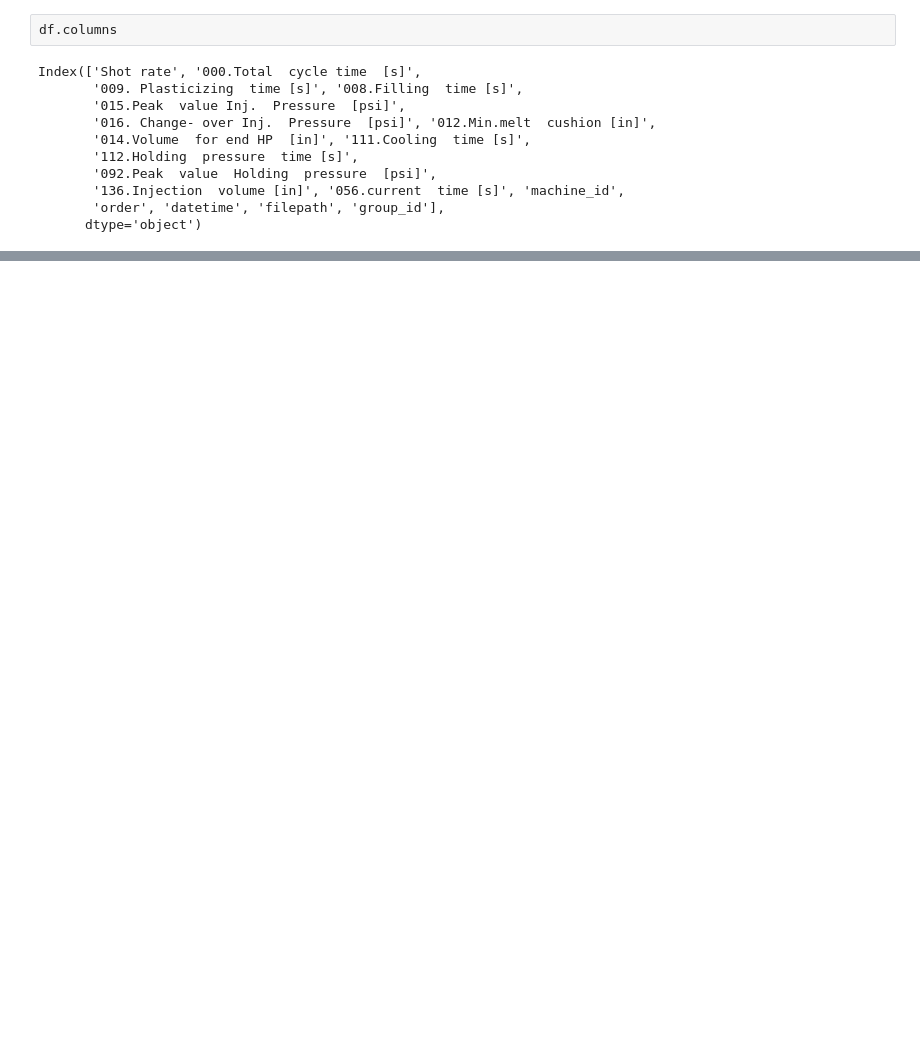
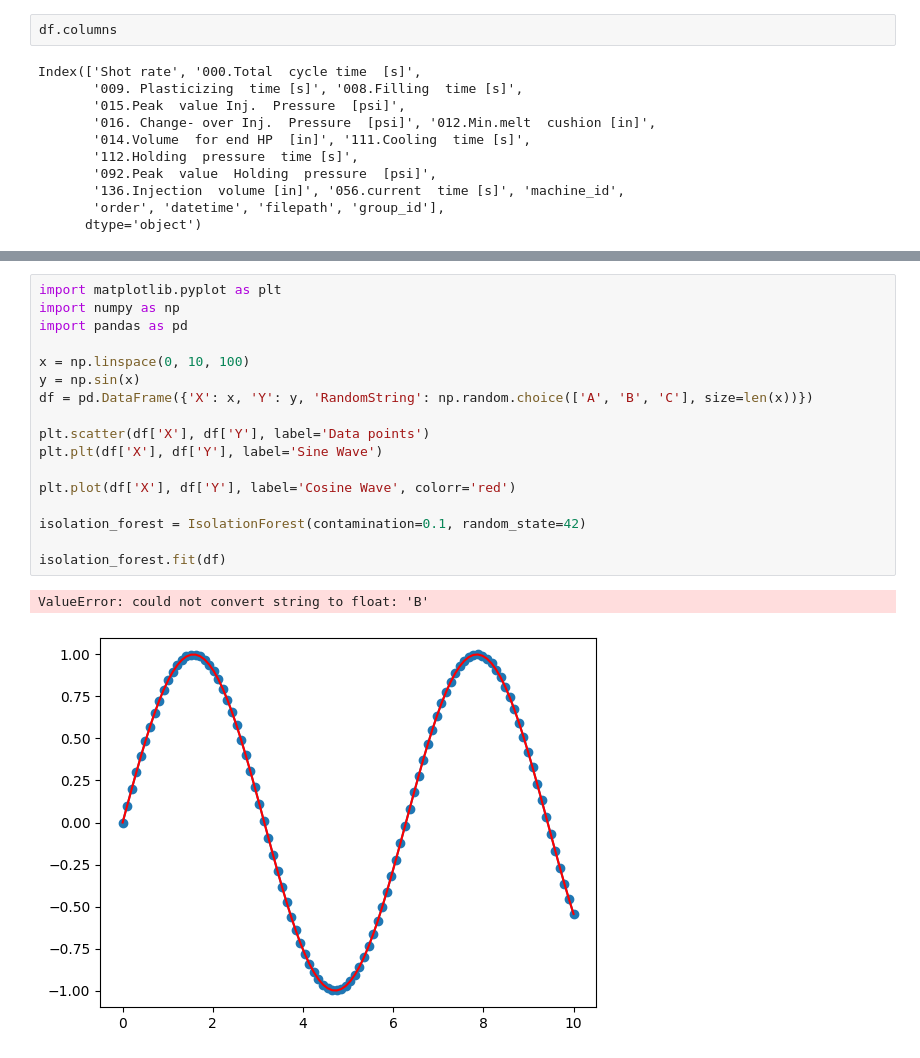
Before and after one commit to m-zayed5722/Miscellaneous-Projects, a Jupyter notebook: Data_Visualization.ipynb, the cells around one changed output, grey strips where cells are left out. Cells and saved outputs as stored; diff of their text form; blank space fills up the shorter version.

```diff
--- a/Data_Visualization.ipynb
+++ b/Data_Visualization.ipynb
@@ -81,0 +163,20 @@ The default value of numeric_only in DataFrame.corr is deprecated. In a future v
+# %%
+import matplotlib.pyplot as plt
+import numpy as np
+import pandas as pd
+
+x = np.linspace(0, 10, 100)
+y = np.sin(x)
+df = pd.DataFrame({'X': x, 'Y': y, 'RandomString': np.random.choice(['A', 'B', 'C'], size=len(x))})
+
+plt.scatter(df['X'], df['Y'], label='Data points')
+plt.plt(df['X'], df['Y'], label='Sine Wave')
+
+plt.plot(df['X'], df['Y'], label='Cosine Wave', colorr='red')
+
+isolation_forest = IsolationForest(contamination=0.1, random_state=42)
+
+isolation_forest.fit(df)
+# %% [output]
+ValueError: could not convert string to float: 'B'
+[figure, added]
```
Also changed, not shown: parts of 18 cells of this notebook.
